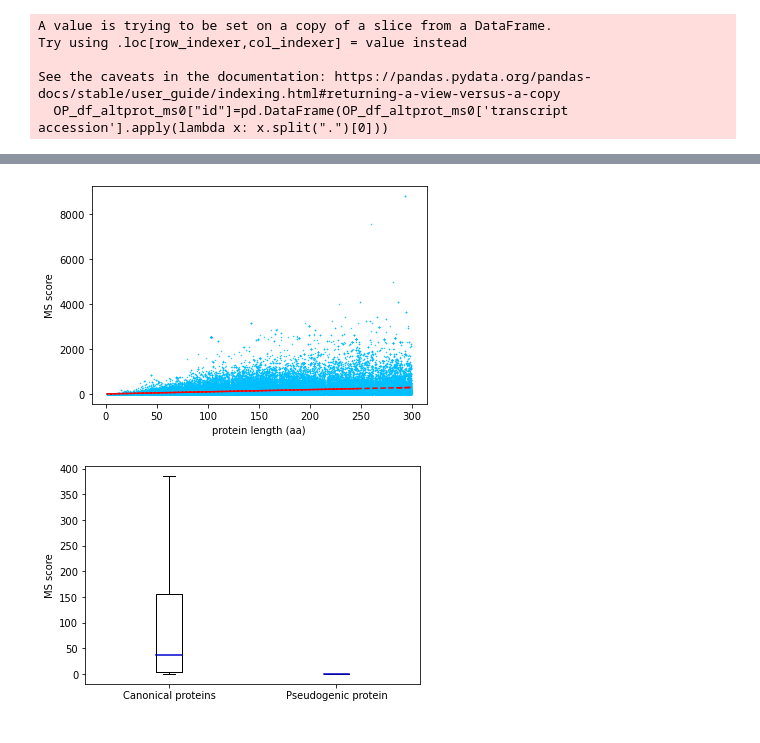
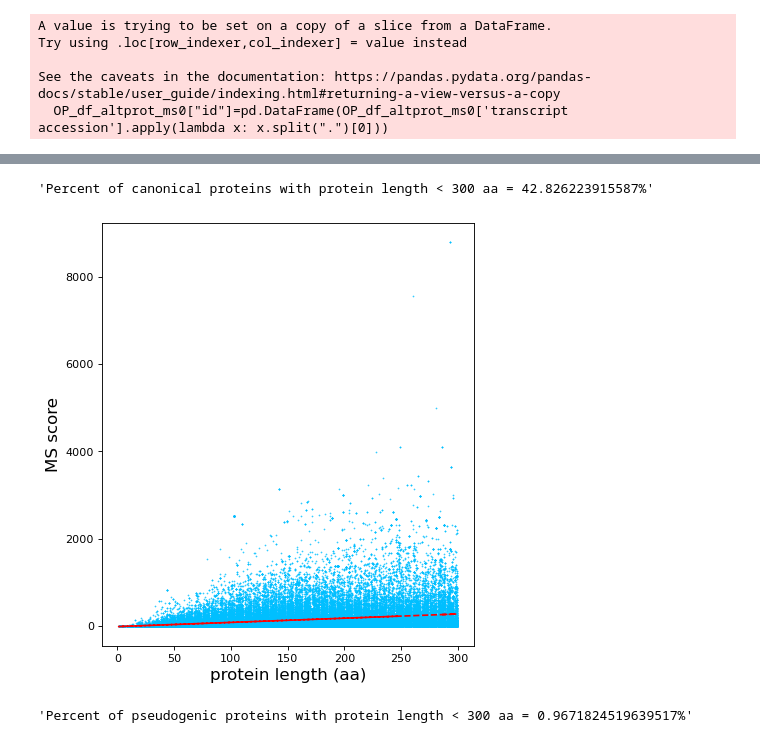
Before and after one commit to Labo-MAB/JPR_review, a Jupyter notebook: figure5.ipynb, the cells around one changed output, grey strips where cells are left out. Saved outputs shown, nothing was run; the diff lists cells and outputs as text; code cells hidden in the pictures.

```diff
--- a/figure5.ipynb
+++ b/figure5.ipynb
@@ -64,24 +92,21 @@ plt.savefig("freq_protlen.png");
 OP_df_refprot_ms0_len300=OP_df_refprot_ms0.loc[OP_df_refprot_ms0['protein length (a.a.)']<300,]
+# %%
+f"Percent of canonical proteins with protein length < 300 aa = {(len(OP_df_refprot_ms0_len300)/len(OP_df_refprot_ms0)*100)}%"
+# %% [output]
+'Percent of canonical proteins with protein length < 300 aa = 42.826223915587%'
 # %%
+#Dot plot displais corelation between protein length and MS score (sum of unique peptide per study)
+figure(figsize=(6, 7), dpi=80)
 x=list(OP_df_refprot_ms0_len300['protein length (a.a.)'])
 y=list(OP_df_refprot_ms0_len300['MS score'])
 plt.scatter(x,y,s=0.2,color="deepskyblue")
 z = np.polyfit(x, y, 1)
 p = np.poly1d(z)
 plt.plot(x,p(x),"r--");
-plt.ylabel("MS score");
-plt.xlabel("protein length (aa)");
-#plt.savefig("ms_protlen.svg")
-plt.savefig("ms_protlen.png")
+plt.xticks(fontsize=10)
+plt.yticks(fontsize=10)
+plt.ylabel("MS score",size=15);
+plt.xlabel("protein length (aa)",size=15);
+plt.savefig("ms_protlen3.png")
 # %% [output]
-[figure, old version]
+[figure, new version]
-# %%
-my_dict2 = {'Canonical proteins': list(OP_df_refprot_ms0_len300['MS score']), 'Pseudogenic protein': list(OP_df_altprot_ms0_psdg['MS score'])}
-fig, ax = plt.subplots()
-ax.boxplot(my_dict2.values(),showfliers=False,medianprops = dict(color = "mediumblue", linewidth = 1.5)) #outliers hidden
-ax.set_xticklabels(my_dict2.keys());
-plt.ylabel("MS score");
-#plt.savefig("ms_refalt.svg")
-plt.savefig("ms_refalt.png")
-# %% [output]
-[figure, removed]
@@ -87,0 +116,4 @@ plt.savefig("ms_refalt.png")
+# %%
+f"Percent of pseudogenic proteins with protein length < 300 aa = {len(OP_df_altprot_ms0_psdg_lngstorf_len300)/len(OP_df_altprot_ms0_psdg_lngstorf)}%"
+# %% [output]
+'Percent of pseudogenic proteins with protein length < 300 aa = 0.9671824519639517%'
```
Also changed, not shown: parts of 19 cells of this notebook.
